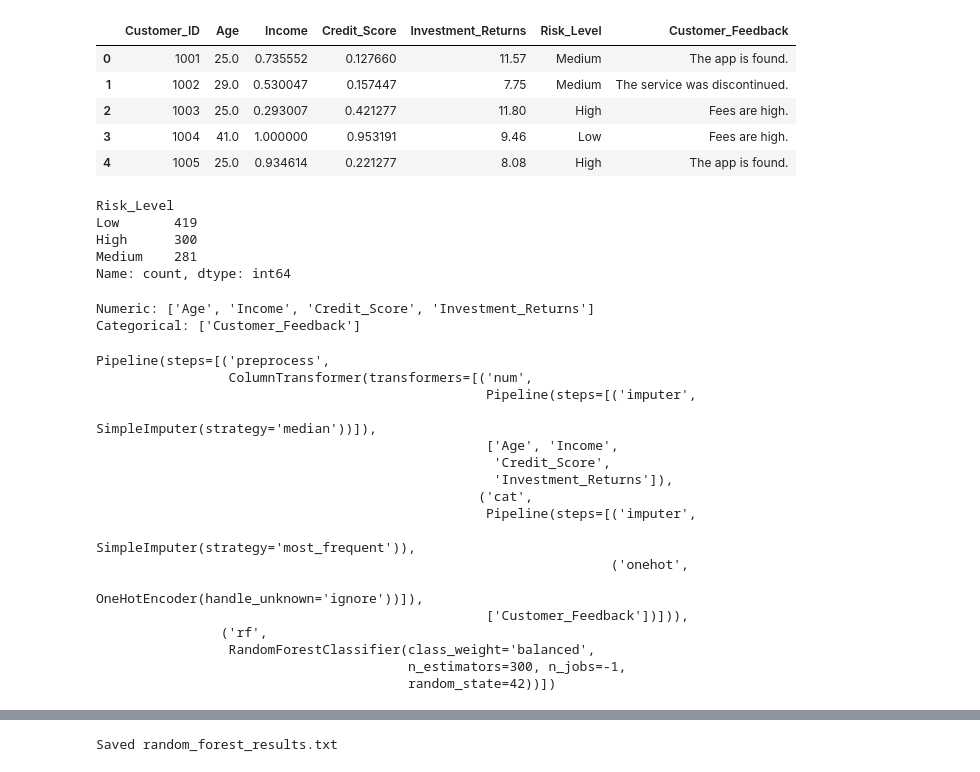
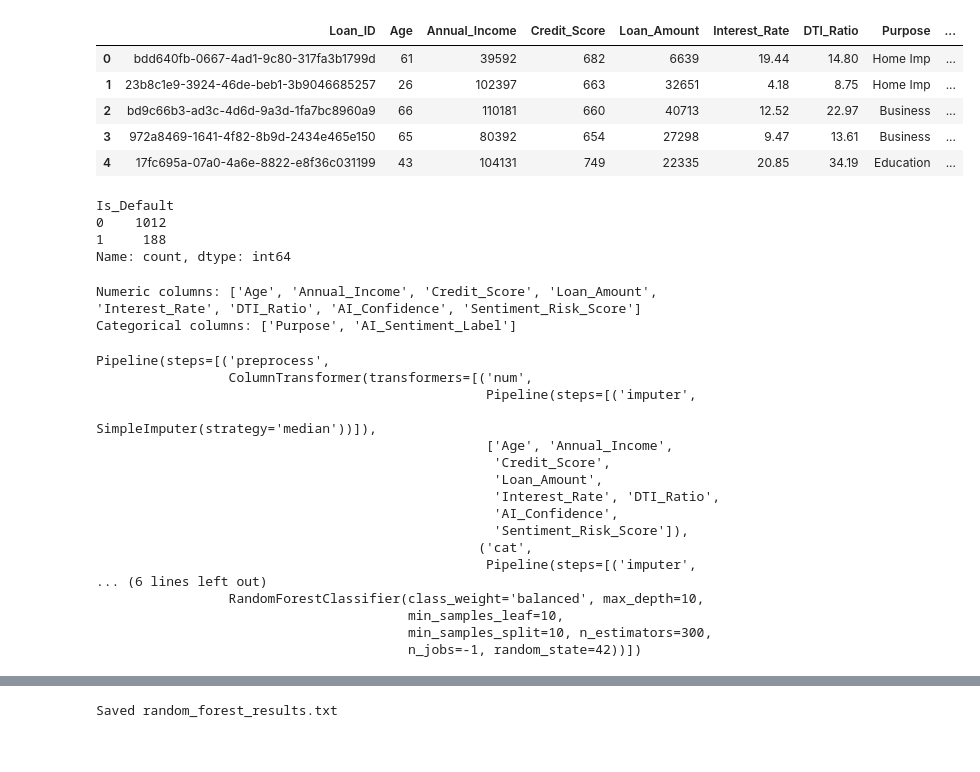
Before and after one commit to 23064088/DataMiningGroup18, a Jupyter notebook: random_forest.ipynb, the cells around one changed output, grey strips where cells are left out. Drawn from its saved outputs; the diff is of its cells as text; code cells hidden in the pictures.

```diff
--- a/random_forest.ipynb
+++ b/random_forest.ipynb
@@ -19,43 +23,41 @@ nothing to commit, working tree clean
 # %%
 import pandas as pd
 import numpy as np
 
-df = pd.read_csv("financial_data.csv")
+df = pd.read_csv("loan_data_final.csv")
 display(df.head())
 
-# Drop ID column
-df = df.drop(columns=["Customer_ID"])
+# Drop non-predictive / raw text columns
+df = df.drop(columns=["Loan_ID", "Statement"])
 
-TARGET = "Risk_Level"
+TARGET = "Is_Default"
 
 print(df[TARGET].value_counts())
 # %% [output]
-|  | Customer_ID | Age | Income | Credit_Score | Investment_Returns | Risk_Level | Customer_Feedback |
-| 0 | 1001 | 25.0 | 0.735552 | 0.127660 | 11.57 | Medium | The app is found. |
-| 1 | 1002 | 29.0 | 0.530047 | 0.157447 | 7.75 | Medium | The service was discontinued. |
-| 2 | 1003 | 25.0 | 0.293007 | 0.421277 | 11.80 | High | Fees are high. |
-| 3 | 1004 | 41.0 | 1.000000 | 0.953191 | 9.46 | Low | Fees are high. |
-| 4 | 1005 | 25.0 | 0.934614 | 0.221277 | 8.08 | High | The app is found. |
+|  | Loan_ID | Age | Annual_Income | Credit_Score | Loan_Amount | Interest_Rate | DTI_Ratio | Purpose | ... |
+| 0 | bdd640fb-0667-4ad1-9c80-317fa3b1799d | 61 | 39592 | 682 | 6639 | 19.44 | 14.80 | Home Imp | ... |
+| 1 | 23b8c1e9-3924-46de-beb1-3b9046685257 | 26 | 102397 | 663 | 32651 | 4.18 | 8.75 | Home Imp | ... |
+| 2 | bd9c66b3-ad3c-4d6d-9a3d-1fa7bc8960a9 | 66 | 110181 | 660 | 40713 | 12.52 | 22.97 | Business | ... |
+| 3 | 972a8469-1641-4f82-8b9d-2434e465e150 | 65 | 80392 | 654 | 27298 | 9.47 | 13.61 | Business | ... |
+| 4 | 17fc695a-07a0-4a6e-8822-e8f36c031199 | 43 | 104131 | 749 | 22335 | 20.85 | 34.19 | Education | ... |
-Risk_Level
-Low       419
-High      300
-Medium    281
+Is_Default
+0    1012
+1     188
 Name: count, dtype: int64
 # %%
-from sklearn.model_selection import train_test_split
-
 X = df.drop(columns=[TARGET])
 y = df[TARGET]
 
 num_cols = X.select_dtypes(include=[np.number]).columns.tolist()
 cat_cols = X.select_dtypes(include=["object"]).columns.tolist()
 
-print("Numeric:", num_cols)
-print("Categorical:", cat_cols)
+print("Numeric columns:", num_cols)
+print("Categorical columns:", cat_cols)
 # %% [output]
-Numeric: ['Age', 'Income', 'Credit_Score', 'Investment_Returns']
-Categorical: ['Customer_Feedback']
+Numeric columns: ['Age', 'Annual_Income', 'Credit_Score', 'Loan_Amount', 'Interest_Rate', 'DTI_Ratio', 'AI_Confidence', 'Sentiment_Risk_Score']
+Categorical columns: ['Purpose', 'AI_Sentiment_Label']
 # %%
+from sklearn.model_selection import train_test_split
 from sklearn.pipeline import Pipeline
 from sklearn.compose import ColumnTransformer
 from sklearn.preprocessing import OneHotEncoder
@@ -88,8 +90,12 @@ X_train, X_test, y_train, y_test = train_test_split(
 rf = RandomForestClassifier(
     n_estimators=300,
     random_state=42,
+    n_jobs=-1,
     class_weight="balanced",
-    n_jobs=-1
+    max_depth=10,
+    min_samples_split=10,
+    min_samples_leaf=10,
+    max_features="sqrt"
 )
 
 model = Pipeline(steps=[
@@ -103,17 +109,17 @@ Pipeline(steps=[('preprocess',
                  ColumnTransformer(transformers=[('num',
                                                   Pipeline(steps=[('imputer',
                                                                    SimpleImputer(strategy='median'))]),
-                                                  ['Age', 'Income',
+                                                  ['Age', 'Annual_Income',
                                                    'Credit_Score',
-                                                   'Investment_Returns']),
+                                                   'Loan_Amount',
+                                                   'Interest_Rate', 'DTI_Ratio',
+                                                   'AI_Confidence',
+                                                   'Sentiment_Risk_Score']),
                                                  ('cat',
                                                   Pipeline(steps=[('imputer',
-                                                                   SimpleImputer(strategy='most_frequent')),
-                                                                  ('onehot',
-                                                                   OneHotEncoder(handle_unknown='ignore'))]),
-                                                  ['Customer_Feedback'])])),
-                ('rf',
-                 RandomForestClassifier(class_weight='balanced',
-                                        n_estimators=300, n_jobs=-1,
-                                        random_state=42))])
+... (6 lines left out)
+                 RandomForestClassifier(class_weight='balanced', max_depth=10,
+                                        min_samples_leaf=10,
+                                        min_samples_split=10, n_estimators=300,
+                                        n_jobs=-1, random_state=42))])
 # %%
```
Also changed, not shown: parts of 7 cells of this notebook, 1 other file.
